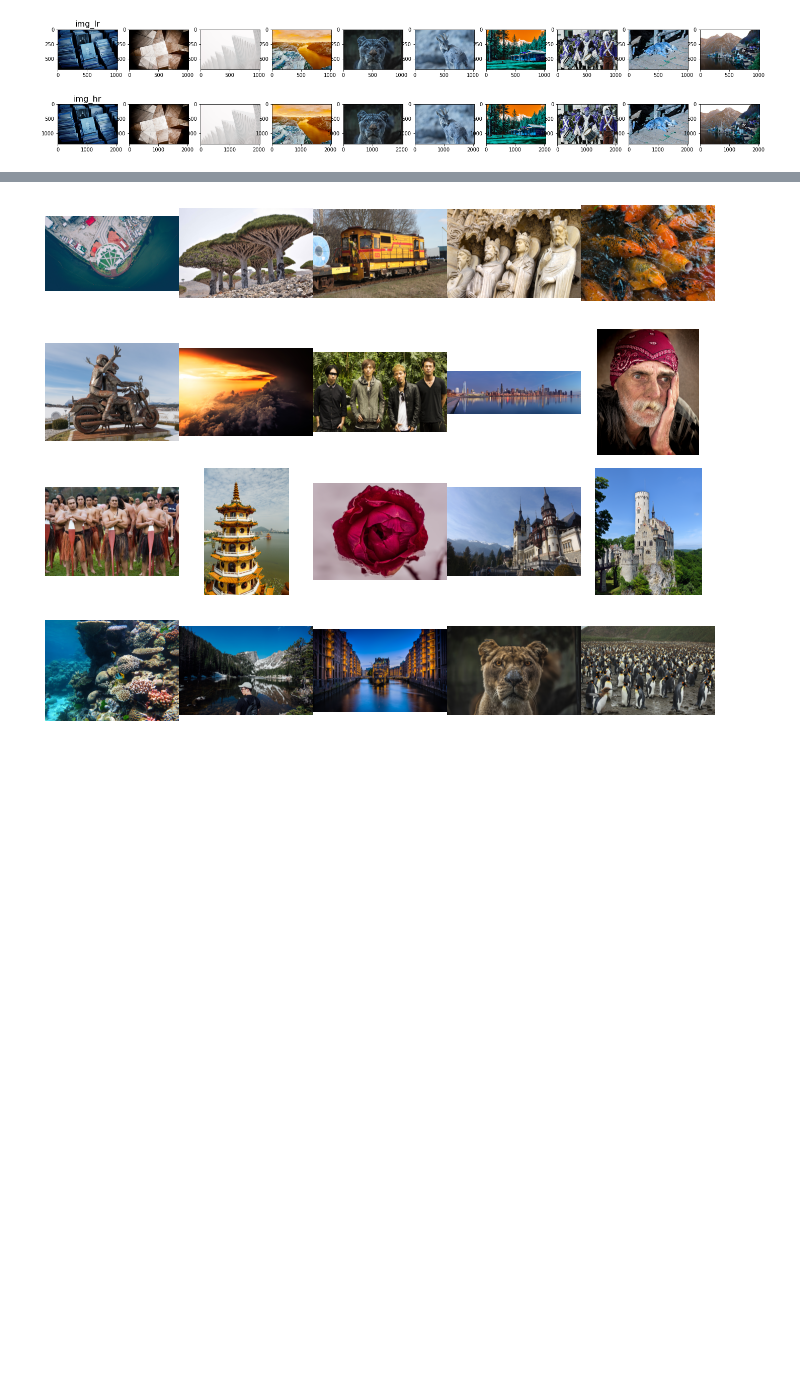
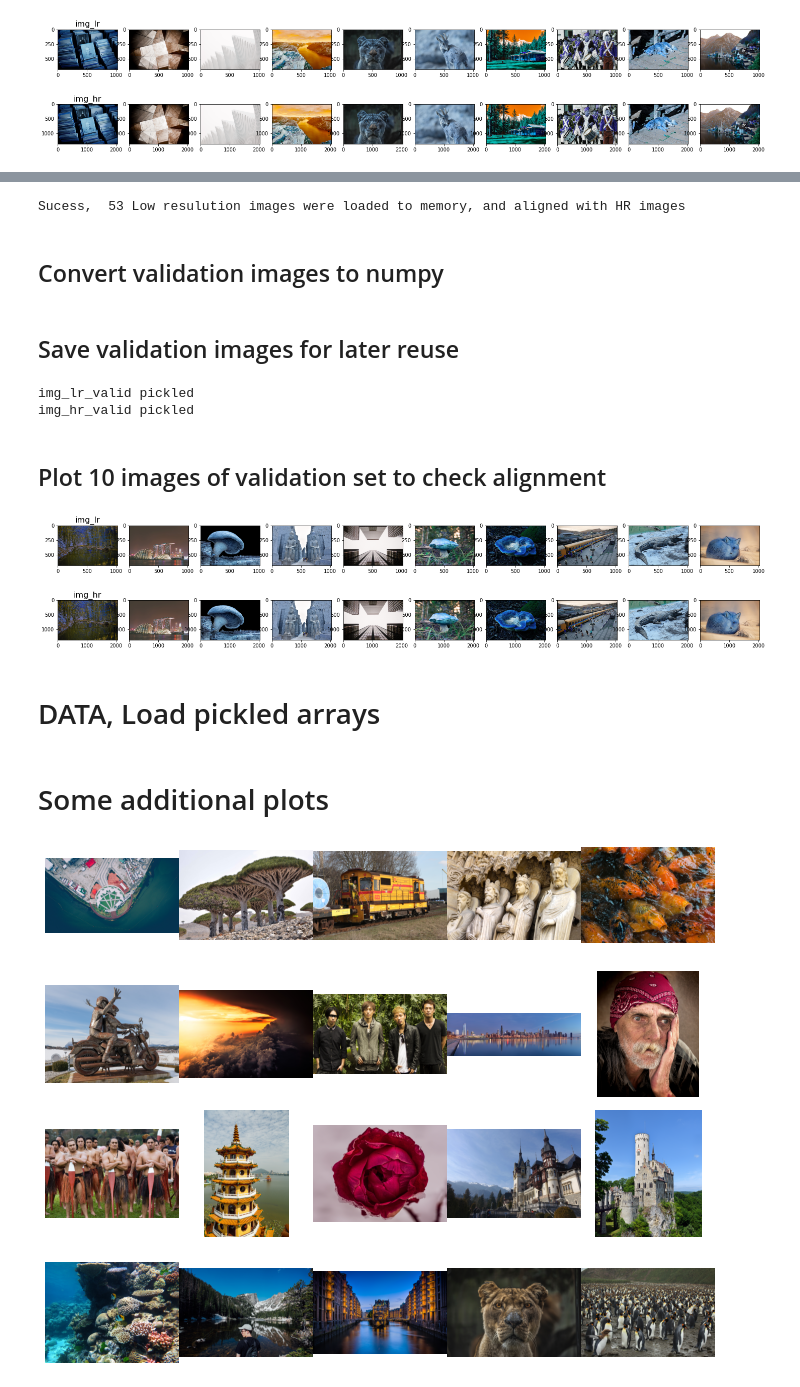
Before and after one commit to AndyPietr/Super-Resolution, a Jupyter notebook: main.ipynb, the cells around one changed output, grey strips where cells are left out. Cells and saved outputs as stored; diff of their text form; code cells hidden in the pictures; blank space fills up the shorter version.

Commit message:
reading, pickling, loading works for validation as well

```diff
--- a/main.ipynb
+++ b/main.ipynb
@@ -70,8 +74,8 @@ project folder:
 # %%
 PATH_TRAIN_HR = "./data/DIV2K_train_HR/" # Esteban,Amna, don't change that, just add shortcut in ur drives, as shown above
 sizes={}
-for file in tqdm(  os.listdir(PATH)  ):
-    image = cv2.imread(PATH + '/' + file)
+for file in tqdm(  os.listdir(PATH_TRAIN_HR)  ):
+    image = cv2.imread(PATH_TRAIN_HR + '/' + file)
     if image.shape in sizes.keys():
         sizes[image.shape]+=1
     else:
@@ -206,0 +189,11 @@ Images found (png): 800
+# %%
+SELECTED_SIZES=(1356, 2040, 3)
+img_HR_valid_ids=[]
+img_HR_valid=[]
+for file in tqdm(   os.listdir(PATH_VALID_HR)   ):
+    img_tmp = cv2.imread(PATH_VALID_HR + '/' + file)
+    if img_tmp.shape == SELECTED_SIZES:
+        img_id= (int(file.split('.')[0])) # number from name convertet into int
+        img_HR_valid_ids.append(img_id)
+        img_HR_valid.append(img_tmp)
+print("Sucess, ", len(img_HR_valid), "High resulution Validation images were loaded to memory")
@@ -206,0 +204,17 @@ Images found (png): 800
+# %%
+PATH_VALID_LR = "./data/DIV2K_valid_LR_bicubic/X2"
+img_LR_dissaligned={}
+for file in tqdm(  os.listdir(PATH_VALID_LR)  ,desc="Reading LR images"):
+  img_tmp_id=int(file.split('x')[0] )
+  if img_tmp_id in img_HR_valid_ids:
+    img_LR_dissaligned[img_tmp_id]=  cv2.imread(PATH_VALID_LR + '/' + file)
+
+img_LR_valid=[]
+for id_HR in tqdm(  img_HR_valid_ids  ,desc="Aligning LR images to HR images"):
+  img_LR_valid.append(img_LR_dissaligned[id_HR])
+
+print("Sucess, ", len(img_LR_valid), "Low resulution images were loaded to memory, and aligned with HR images")
+# %% [output]
+Sucess,  53 Low resulution images were loaded to memory, and aligned with HR images
+# %% [markdown]
+## Convert validation images to numpy
@@ -206,0 +224,28 @@ Images found (png): 800
+# %% [markdown]
+## Save validation images for later reuse
+# %%
+with open('./data/PICKLED/img_lr_valid.pickle', 'wb') as handle:
+    pickle.dump(img_lr_valid, handle)
+    print("img_lr_valid pickled")
+with open('./data/PICKLED/img_hr_valid.pickle', 'wb') as handle:
+    pickle.dump(img_hr_valid, handle)
+    print("img_hr_valid pickled")
+# %% [output]
+img_lr_valid pickled
+img_hr_valid pickled
+# %% [markdown]
+## Plot 10 images of validation set to check alignment
+# %%
+fig, axs = plt.subplots(2,10, figsize=(25,5))
+for i, ax in enumerate(axs[0]):
+  ax.imshow(img_LR_valid[i])
+axs[0,0].set_title("img_lr",fontsize=16)
+
+for i, ax in enumerate(axs[1]):
+  ax.imshow(img_HR_valid[i])
+axs[1,0].set_title("img_hr",fontsize=16)
+pass
+# %% [output]
+[figure, added]
+# %% [markdown]
+# DATA, Load pickled arrays
@@ -207,3 +257,5 @@ Images found (png): 800
+# %% [markdown]
+# Some additional plots
 # %%
 def plot_images(img_list):
   fig, axes = plt.subplots(4,5,figsize=(12, 10))
```
Also changed, not shown: parts of 19 cells of this notebook.
